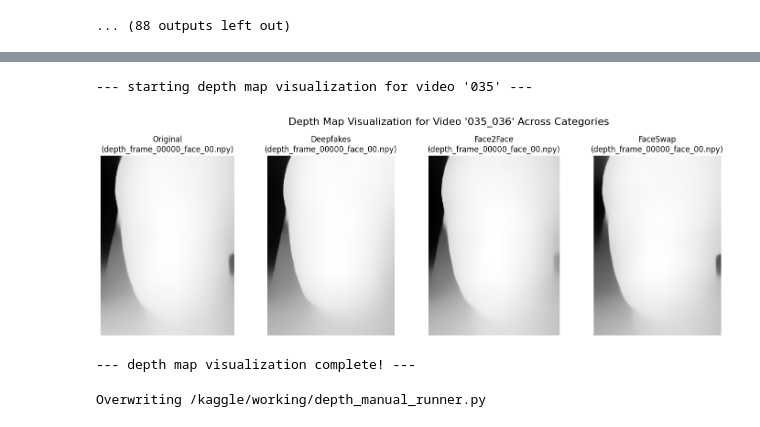
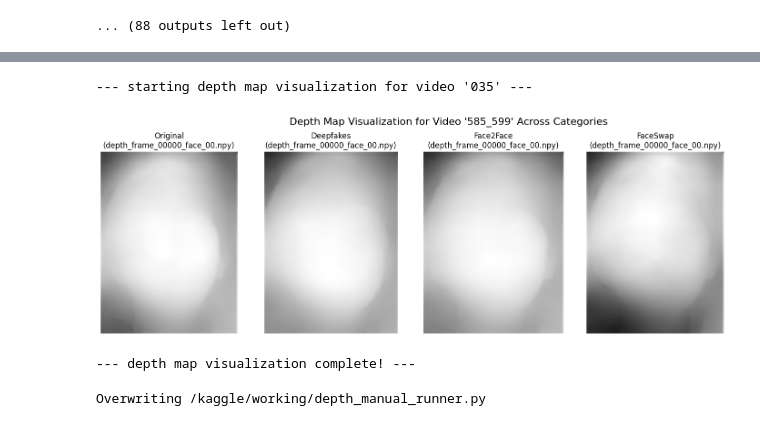
Before and after one commit to oo666/ComputerVision, a Jupyter notebook: notebook58766b834c.ipynb, the cells around one changed output, grey strips where cells are left out. Saved outputs shown, nothing was run; the diff lists cells and outputs as text; code cells hidden in the pictures.

```diff
--- a/notebook58766b834c.ipynb
+++ b/notebook58766b834c.ipynb
@@ -924,12 +977,12 @@ import matplotlib.pyplot as plt
 import numpy as np
 import os
 import glob
-import cv2 # For potential image processing if needed, though numpy is primary for.npy
+import cv2
 
 print("\n--- starting depth map visualization for video '035' ---")
 
-video_id_to_visualize_original = '035'
-video_id_to_visualize = '035_036'
+video_id_to_visualize_original = '585'
+video_id_to_visualize = '585_599'
 
 manipulation_categories = {
     'Original': os.path.join(OUTPUT_DEPTH_MAP_DIR, 'original_sequences', 'youtube', 'c23', 'videos', video_id_to_visualize_original),
@@ -944,34 +997,34 @@ fig.suptitle(f"Depth Map Visualization for Video '{video_id_to_visualize}' Acros
 for i, (category_name, category_dir) in enumerate(manipulation_categories.items()):
     depth_files = sorted(glob.glob(os.path.join(category_dir, '*.npy')))
 
     if not depth_files:
         print(f"Warning: No depth maps found for {category_name} in {category_dir}")
         axes[i].set_title(f"{category_name}\n(No Data)")
         axes[i].axis('off')
         continue
 
     # load the first depth map found for visualization
     depth_map_path = depth_files[0]
     depth_map = np.load(depth_map_path)
 
     # normalize depth map for visualization
     if depth_map.max() - depth_map.min() > 1e-6: # Avoid division by zero for flat maps
         normalized_depth_map = (depth_map - depth_map.min()) / (depth_map.max() - depth_map.min())
     else:
         normalized_depth_map = np.zeros_like(depth_map) # All zeros if flat
 
     # display the depth map
     im = axes[i].imshow(normalized_depth_map, cmap='gray') # 'gray' colormap is typical for depth
     axes[i].set_title(f"{category_name}\n({os.path.basename(depth_map_path)})")
     axes[i].axis('off') # hide axes ticks and labels
 
 plt.tight_layout(rect=[0, 0, 0.9, 1]) # adjust layout
 plt.show()
 
 print("\n--- depth map visualization complete! ---")
 # %% [output]
 --- starting depth map visualization for video '035' ---
-[figure, old version]
+[figure, new version]
 --- depth map visualization complete! ---
 # %%
 %%writefile /kaggle/working/depth_manual_runner.py
```
Also changed, not shown: parts of 23 cells of this notebook.
